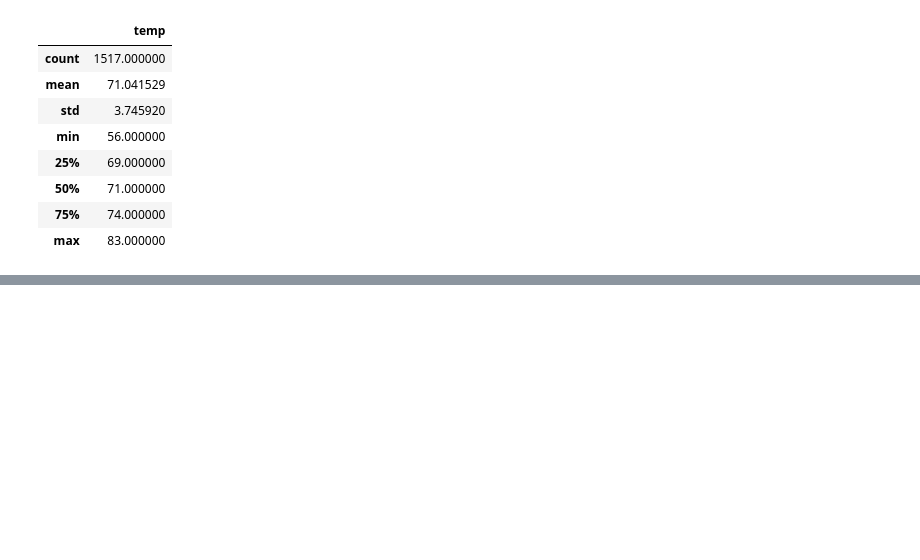
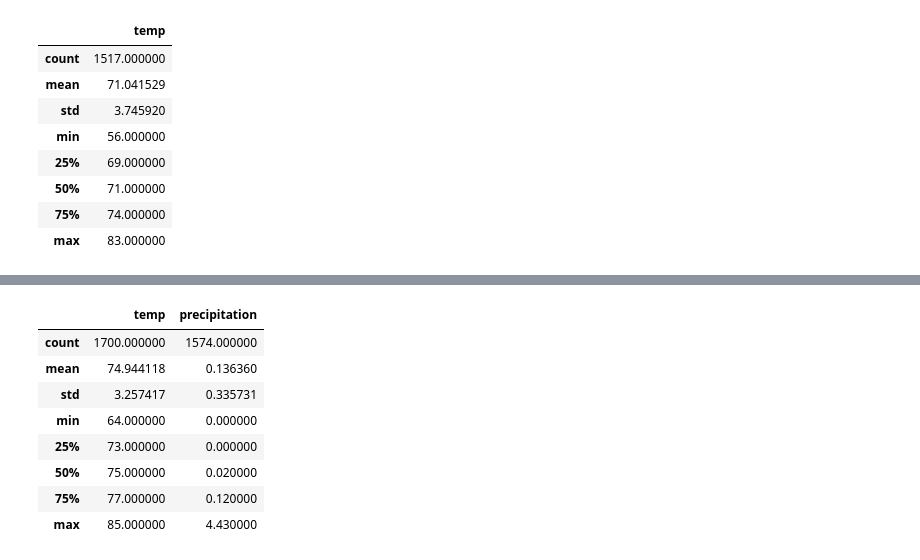
Before and after one commit to ByronKrauskopf/surfs_up, a Jupyter notebook: SurfsUp_Challenge.ipynb, the cells around one changed output, grey strips where cells are left out. Drawn from its saved outputs; the diff is of its cells as text; code cells hidden in the pictures; blank space fills up the shorter version.

Commit message:
added additional precip analysis

```diff
--- a/SurfsUp_Challenge.ipynb
+++ b/SurfsUp_Challenge.ipynb
@@ -153,0 +156,7 @@ dec_temps_df.describe()
+# %%
+#Query for June including both temperature and precipitation and create DataFrame
+june_weather = session.query(Measurement.date, Measurement.tobs, Measurement.prcp).filter(func.strftime('%m', Measurement.date) == '06').all()
+june_weather_df = pd.DataFrame(june_weather, columns=['date', 'temp', 'precipitation'])
+june_weather_df.set_index(june_weather_df['date'], inplace=True)
+june_weather_df = june_weather_df.sort_index()
+print(june_weather_df.to_string(index=False))
@@ -153,0 +181,13 @@ dec_temps_df.describe()
+# %%
+#decriptive stats
+june_weather_df.describe()
+# %% [output]
+|  | temp | precipitation |
+| count | 1700.000000 | 1574.000000 |
+| mean | 74.944118 | 0.136360 |
+| std | 3.257417 | 0.335731 |
+| min | 64.000000 | 0.000000 |
+| 25% | 73.000000 | 0.000000 |
+| 50% | 75.000000 | 0.020000 |
+| 75% | 77.000000 | 0.120000 |
+| max | 85.000000 | 4.430000 |
```
Also changed, not shown: parts of 4 cells of this notebook.
